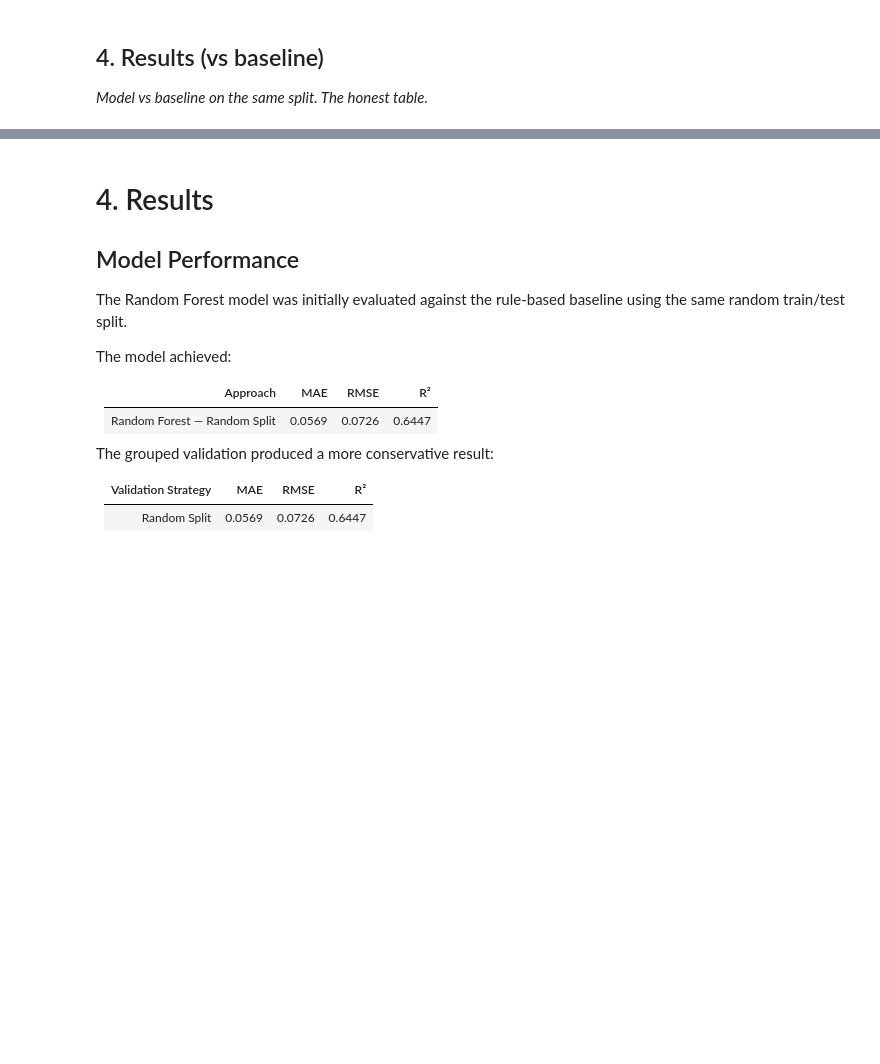
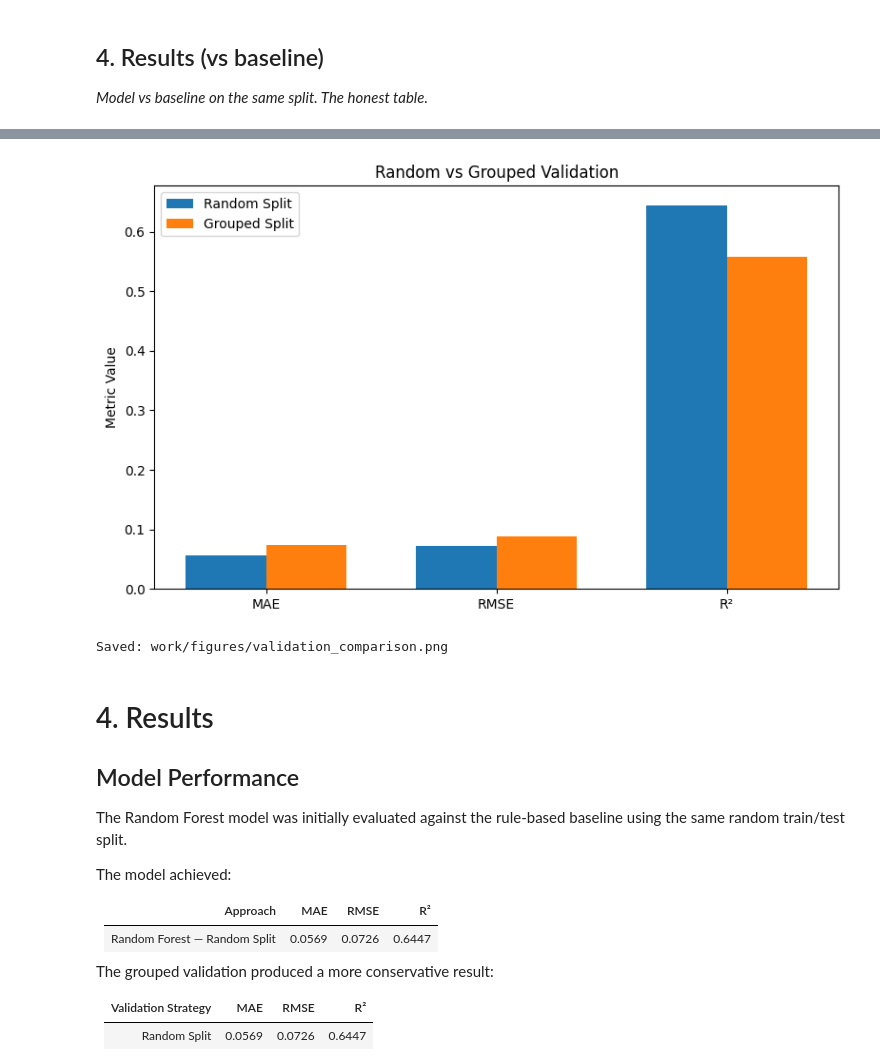
Before and after one commit to MahboobAli1/flyrank-ml-internship, a Jupyter notebook: work/notebooks/capstone.ipynb, the cells around one changed output, grey strips where cells are left out. Cells and saved outputs as stored; diff of their text form; code cells hidden in the pictures; blank space fills up the shorter version.

```diff
--- a/work/notebooks/capstone.ipynb
+++ b/work/notebooks/capstone.ipynb
@@ -551,3 +581,53 @@ results
+# %%
+import matplotlib.pyplot as plt
+import numpy as np
+import os
+
+metrics = ["MAE", "RMSE", "R²"]
+
+random_values = [0.0569, 0.0726, 0.6447]
+grouped_values = [0.0734, 0.0888, 0.5579]
+
+x = np.arange(len(metrics))
+width = 0.35
+
+plt.figure(figsize=(8, 5))
+
+plt.bar(
+    x - width / 2,
+    random_values,
+    width,
+    label="Random Split"
+)
+
+plt.bar(
+    x + width / 2,
+    grouped_values,
+    width,
+    label="Grouped Split"
+)
+
+plt.xticks(x, metrics)
+plt.ylabel("Metric Value")
+plt.title("Random vs Grouped Validation")
+plt.legend()
+
+plt.tight_layout()
+
+os.makedirs("work/figures", exist_ok=True)
+
+plt.savefig(
+    "work/figures/validation_comparison.png",
+    dpi=200,
+    bbox_inches="tight"
+)
+
+plt.show()
+
+print("Saved: work/figures/validation_comparison.png")
+# %% [output]
+[figure, added]
+Saved: work/figures/validation_comparison.png
 # %% [markdown]
 # 4. Results
 
```
Also changed, not shown: parts of 12 cells of this notebook.
